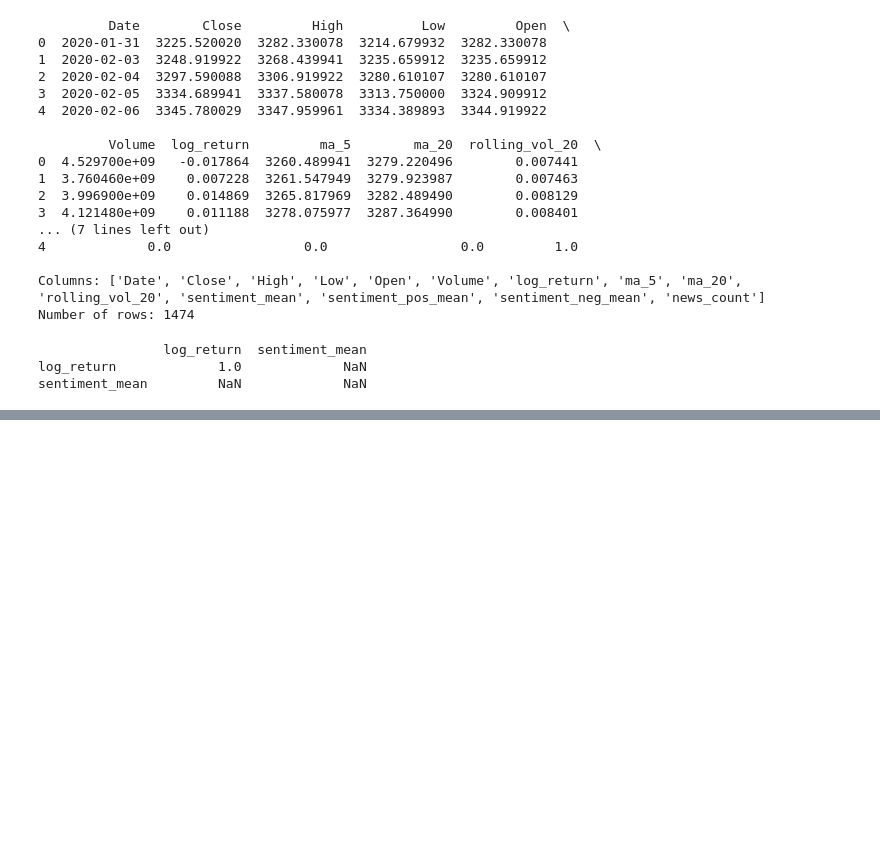
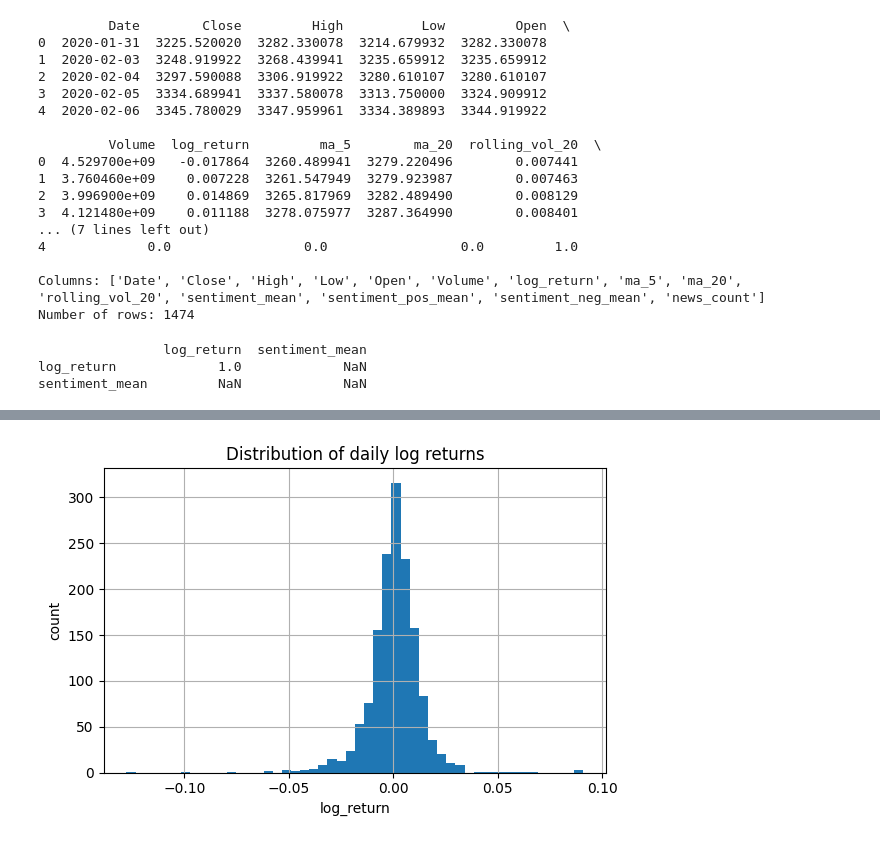
Before and after one commit to mahdi-rjb/explainable-generative-ai-financial-forecasting, a Jupyter notebook: 03_Notebooks/01_Data_Exploration.ipynb, the cells around one changed output, grey strips where cells are left out. Saved outputs shown, nothing was run; the diff lists cells and outputs as text; code cells hidden in the pictures; blank space fills up the shorter version.

```diff
--- a/03_Notebooks/01_Data_Exploration.ipynb
+++ b/03_Notebooks/01_Data_Exploration.ipynb
@@ -203,0 +245,10 @@ sentiment_mean         NaN             NaN
+# %%
+plt.figure(figsize=(6, 4))
+df["log_return"].hist(bins=50)
+plt.title("Distribution of daily log returns")
+plt.xlabel("log_return")
+plt.ylabel("count")
+plt.tight_layout()
+plt.show()
+# %% [output]
+[figure, added]
```
Also changed, not shown: parts of 9 cells of this notebook, 5 other files.
